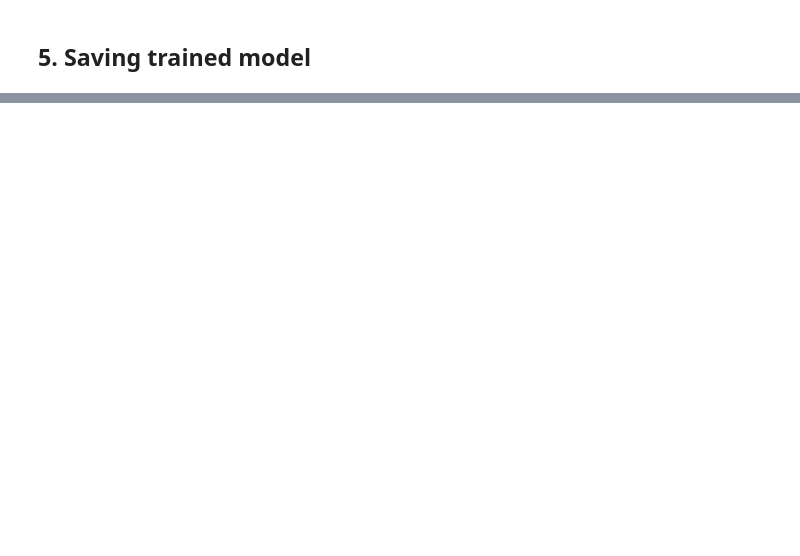
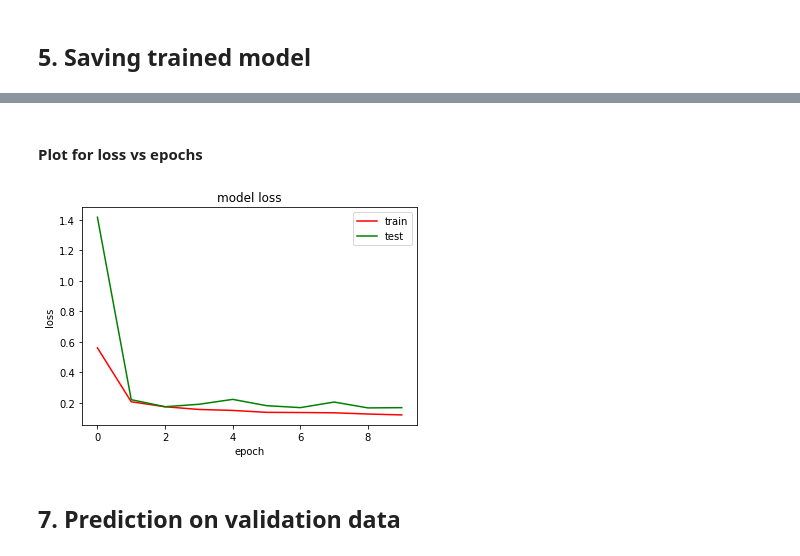
Before and after one commit to naman14310/Malaria-Detection, a Jupyter notebook: malaria_detection_classifier_model.ipynb, the cells around one changed output, grey strips where cells are left out. Drawn from its saved outputs; the diff is of its cells as text; code cells hidden in the pictures; blank space fills up the shorter version.

```diff
--- a/malaria_detection_classifier_model.ipynb
+++ b/malaria_detection_classifier_model.ipynb
@@ -174,0 +244,18 @@ model.save('malaria_detection_model.h5')
+# %% [markdown]
+#### Plot for loss vs epochs
+# %%
+fig = plt.figure()
+ax = fig.add_subplot(111)
+ax.set_facecolor('w')
+ax.grid(b=False)
+ax.plot(history.history['loss'], color='red')
+ax.plot(history.history['val_loss'], color ='green')
+plt.title('model loss')
+plt.ylabel('loss')
+plt.xlabel('epoch')
+plt.legend(['train', 'test'], loc='upper right')
+plt.show()
+# %% [output]
+[figure, added]
+# %% [markdown]
+## 7. Prediction on validation data
```
Also changed, not shown: parts of 16 cells of this notebook.
